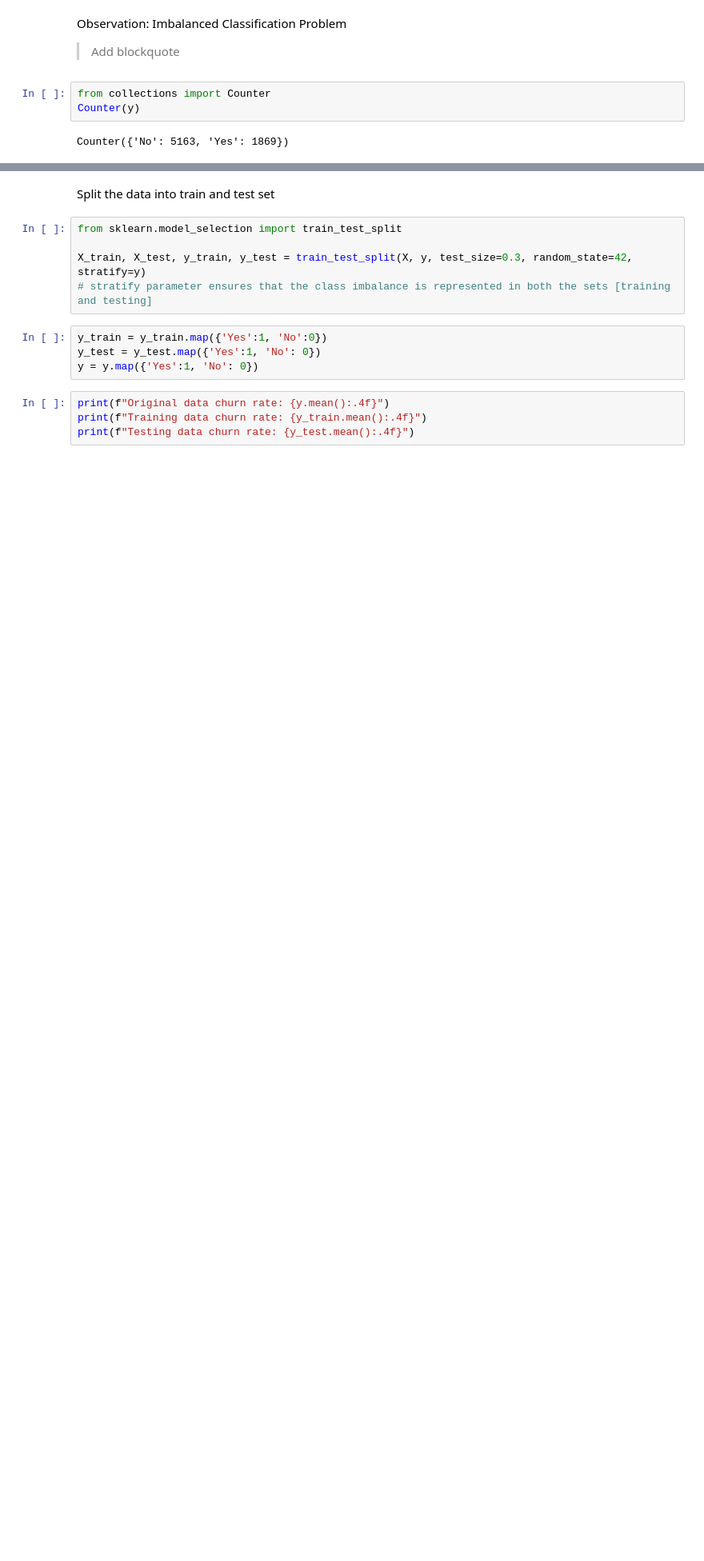
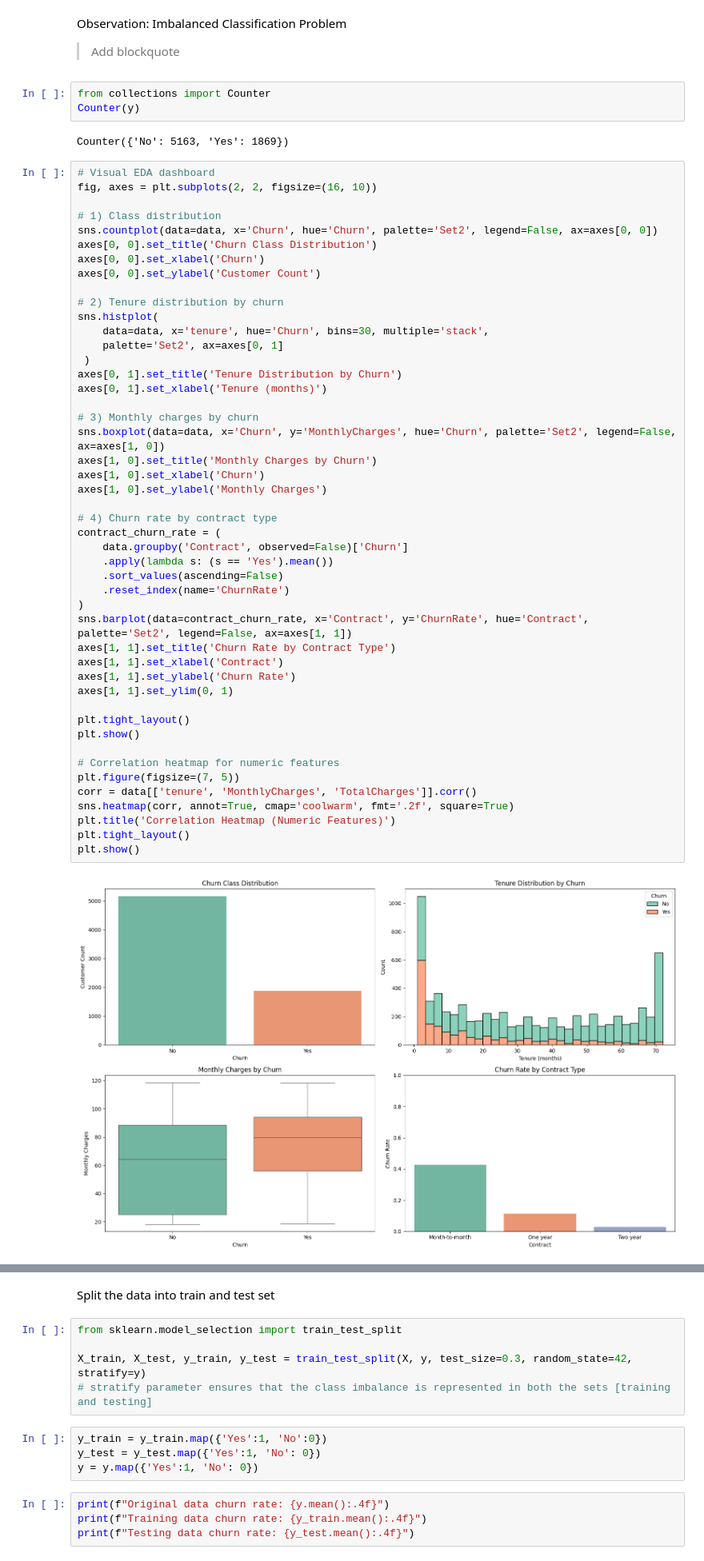
Before and after one commit to priyanshwho/chrun_predictor, a Jupyter notebook: Customer_Churn_Prediction_Production_Code.ipynb, the cells around one changed output, grey strips where cells are left out. Shown at 80% size. Saved outputs shown, nothing was run; the diff lists cells and outputs as text; blank space fills up the shorter version.

```diff
--- a/Customer_Churn_Prediction_Production_Code.ipynb
+++ b/Customer_Churn_Prediction_Production_Code.ipynb
@@ -119,3 +119,52 @@ from collections import Counter
 Counter(y)
 # %% [output]
 Counter({'No': 5163, 'Yes': 1869})
+# %%
+# Visual EDA dashboard
+fig, axes = plt.subplots(2, 2, figsize=(16, 10))
+
+# 1) Class distribution
+sns.countplot(data=data, x='Churn', hue='Churn', palette='Set2', legend=False, ax=axes[0, 0])
+axes[0, 0].set_title('Churn Class Distribution')
+axes[0, 0].set_xlabel('Churn')
+axes[0, 0].set_ylabel('Customer Count')
+
+# 2) Tenure distribution by churn
+sns.histplot(
+    data=data, x='tenure', hue='Churn', bins=30, multiple='stack',
+    palette='Set2', ax=axes[0, 1]
+ )
+axes[0, 1].set_title('Tenure Distribution by Churn')
+axes[0, 1].set_xlabel('Tenure (months)')
+
+# 3) Monthly charges by churn
+sns.boxplot(data=data, x='Churn', y='MonthlyCharges', hue='Churn', palette='Set2', legend=False, ax=axes[1, 0])
+axes[1, 0].set_title('Monthly Charges by Churn')
+axes[1, 0].set_xlabel('Churn')
+axes[1, 0].set_ylabel('Monthly Charges')
+
+# 4) Churn rate by contract type
+contract_churn_rate = (
+    data.groupby('Contract', observed=False)['Churn']
+    .apply(lambda s: (s == 'Yes').mean())
+    .sort_values(ascending=False)
+    .reset_index(name='ChurnRate')
+)
+sns.barplot(data=contract_churn_rate, x='Contract', y='ChurnRate', hue='Contract', palette='Set2', legend=False, ax=axes[1, 1])
+axes[1, 1].set_title('Churn Rate by Contract Type')
+axes[1, 1].set_xlabel('Contract')
+axes[1, 1].set_ylabel('Churn Rate')
+axes[1, 1].set_ylim(0, 1)
+
+plt.tight_layout()
+plt.show()
+
+# Correlation heatmap for numeric features
+plt.figure(figsize=(7, 5))
+corr = data[['tenure', 'MonthlyCharges', 'TotalCharges']].corr()
+sns.heatmap(corr, annot=True, cmap='coolwarm', fmt='.2f', square=True)
+plt.title('Correlation Heatmap (Numeric Features)')
+plt.tight_layout()
+plt.show()
+# %% [output]
+[figure, added]
```
Also changed, not shown: parts of 3 cells of this notebook, 2 other files.
